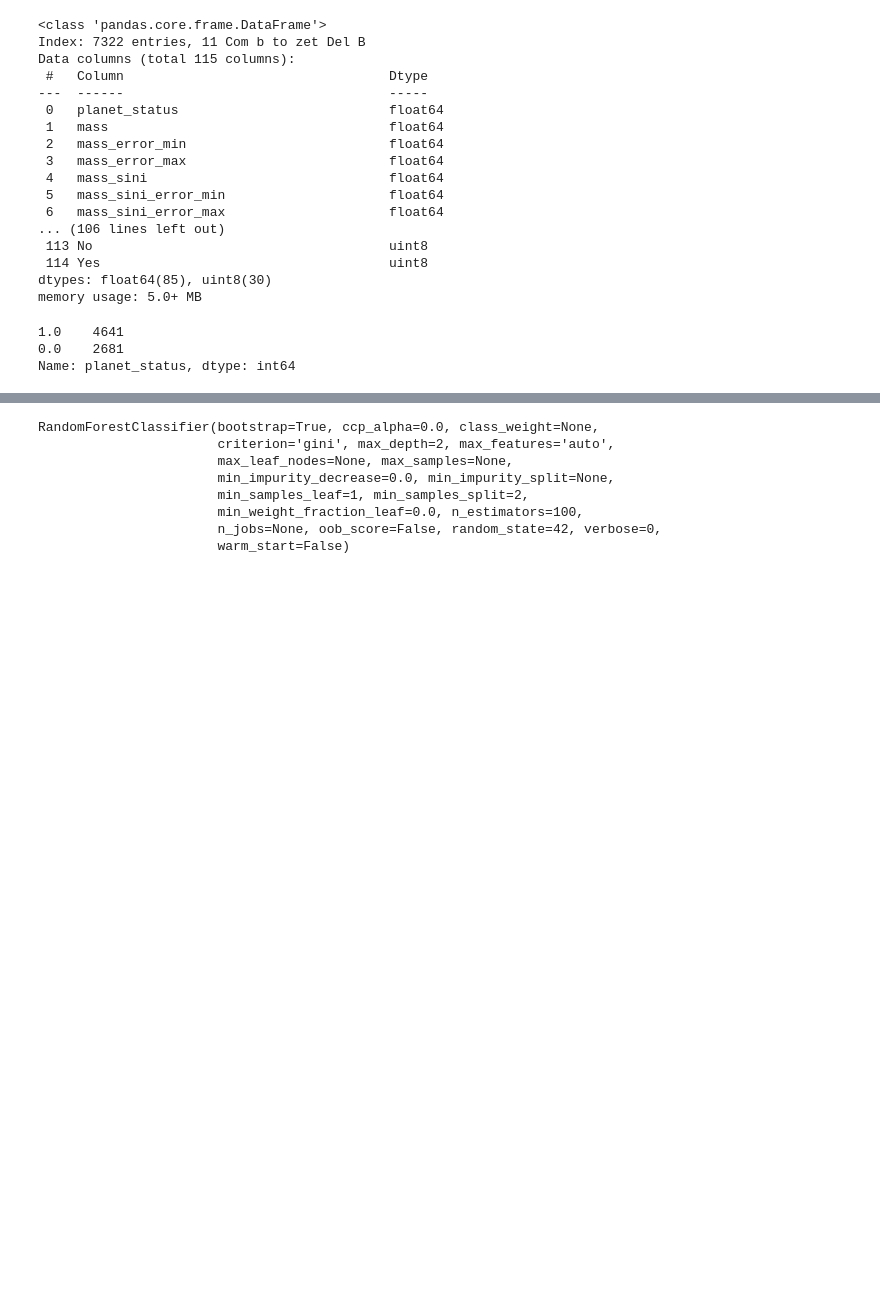
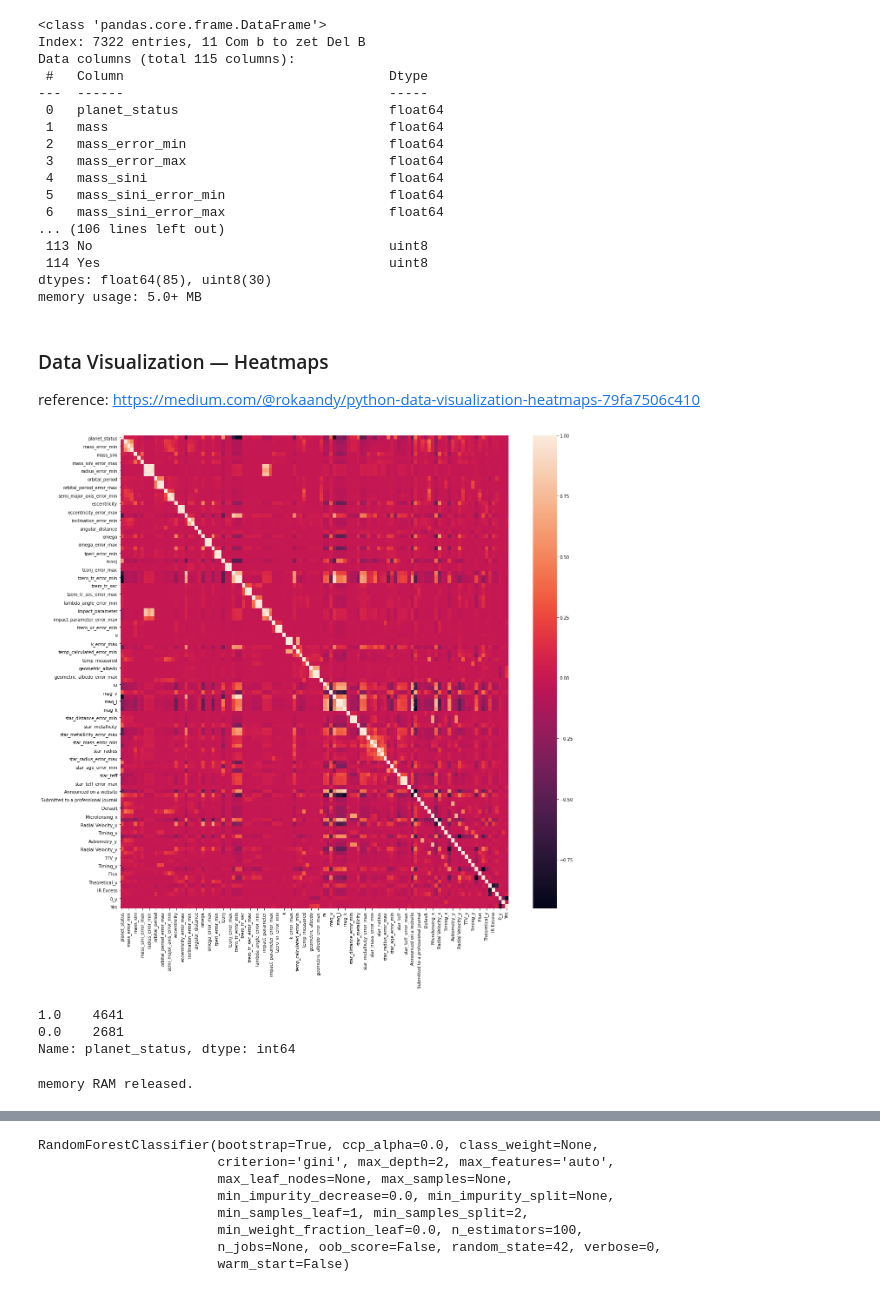
Before and after one commit to andvsilva/CS50-Artificial_Intelligence, a Jupyter notebook: Cópia_de_planets_random_forest.ipynb, the cells around one changed output, grey strips where cells are left out. Drawn from its saved outputs; the diff is of its cells as text; code cells hidden in the pictures; blank space fills up the shorter version.

```diff
--- a/Cópia_de_planets_random_forest.ipynb
+++ b/Cópia_de_planets_random_forest.ipynb
@@ -260,6 +322,16 @@ Data columns (total 115 columns):
  114 Yes                                     uint8
 dtypes: float64(85), uint8(30)
 memory usage: 5.0+ MB
+# %% [markdown]
+### Data Visualization — Heatmaps
+
+reference: https://medium.com/@rokaandy/python-data-visualization-heatmaps-79fa7506c410
+# %%
+plt.figure(figsize=(20,20))
+sns.heatmap(df.corr()) # seaborn // author: andsilva
+plt.show()
+# %% [output]
+[figure, added]
 # %%
 df['planet_status'].value_counts()
 # %% [output]
@@ -269,5 +341,10 @@ Name: planet_status, dtype: int64
 # %%
 df = df.sort_values(by=['planet_status'])
 df_balanced = df.iloc[0:df['planet_status'].value_counts()[0]*2, :]
+
+# releasy memory RAM
+release_memory(df)
+# %% [output]
+memory RAM released.
 # %%
 X = df_balanced.iloc[:, 1:]
```
Also changed, not shown: parts of 14 cells of this notebook.
